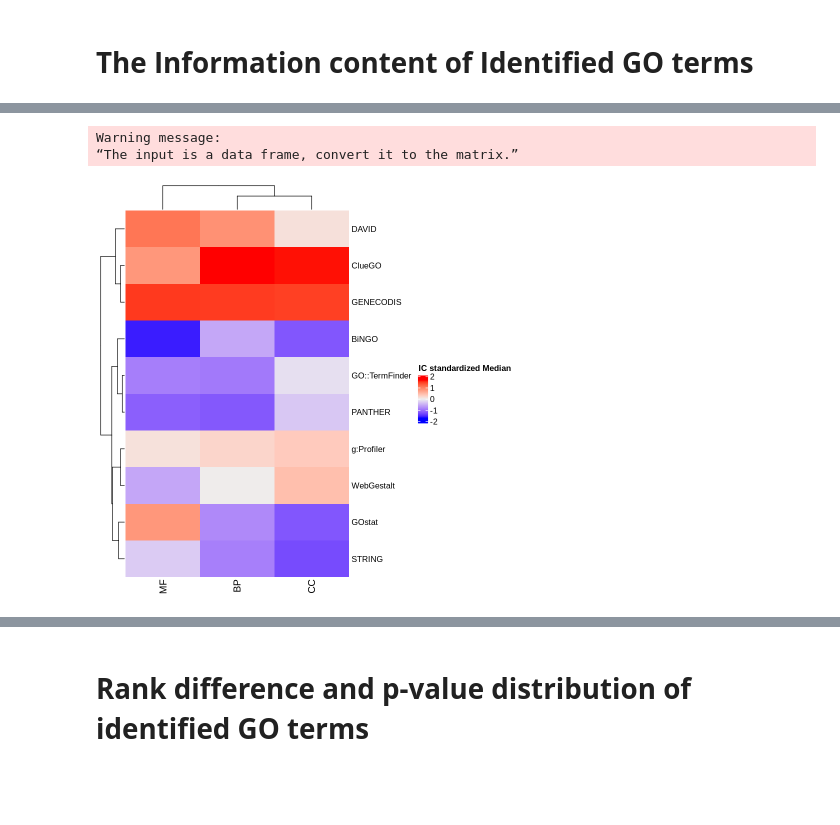
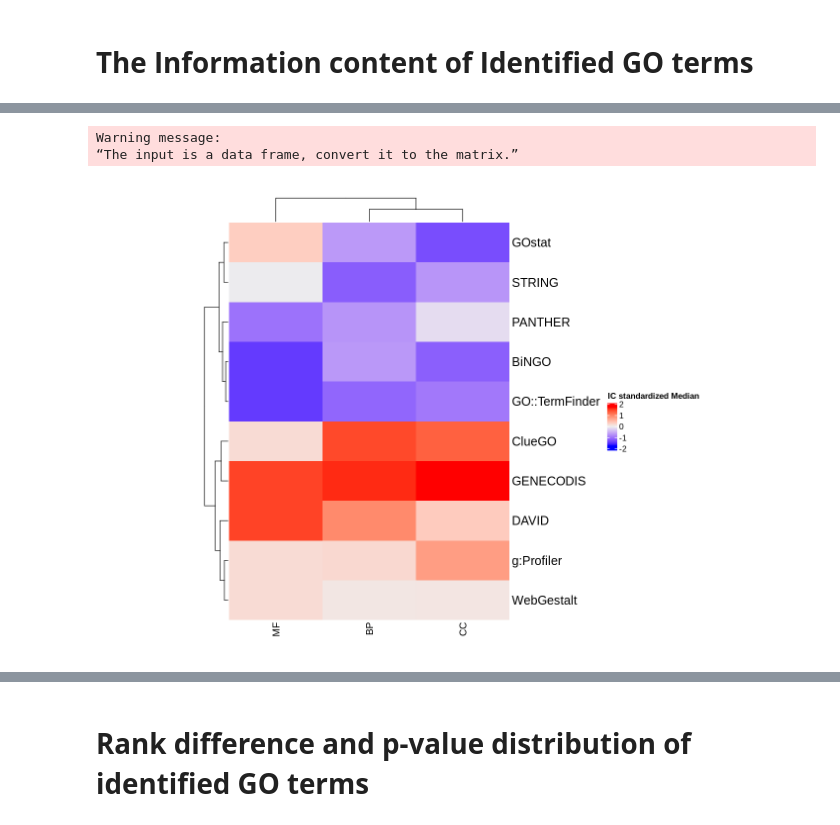
Before and after one commit to kittisaktaoma/GO-tools-comparsion, a Jupyter notebook: GO_tools_Comparison.ipynb, the cells around one changed output, grey strips where cells are left out. Cells and saved outputs as stored; diff of their text form; code cells hidden in the pictures; blank space fills up the shorter version.

```diff
--- a/GO_tools_Comparison.ipynb
+++ b/GO_tools_Comparison.ipynb
@@ -113,8 +130,8 @@ ggplot(df1.m, aes(x=Database, y=variable)) +
 # %% [markdown]
 # **The proportion of identified GO term in three categories**
 # %%
-df <- fread("https://raw.githubusercontent.com/kittisaktaoma/GO-tools-comparsion/master/res/Enrichment_01.txt")
-head(df)
+df_01 <- fread("https://raw.githubusercontent.com/kittisaktaoma/GO-tools-comparsion/master/res/Enrichment_01.txt") %>% filter(.,Enrichment == "All (Up vs. Down)")
+head(df_01)
 # %% [output]
 A data.table: 6 × 8
 | GOID | Description | FDR | Database | Type | Genes | Enrichment | Group |
@@ -125,6 +142,3 @@ A data.table: 6 × 8
 | GO:0090090 | negative regulation of canonical ... | 0.885 | DAVID | BP | CAV1 | All (Up vs. Down) | EGCG |
 | GO:0090090 | negative regulation of canonical ... | 0.885 | DAVID | BP | PSMC4 | All (Up vs. Down) | EGCG |
 | GO:0090090 | negative regulation of canonical ... | 0.885 | DAVID | BP | PSMA5 | All (Up vs. Down) | EGCG |
-# %%
-df_01 <- df %>% filter(.,Enrichment == "All (Up vs. Down)")
-head(df_01)
@@ -976,30 +1117,31 @@ merge_Caffeine <- merge_02 %>% filter(.,Condition == "Significant") %>%
 # %%
-#EGCG
-y <- reshape(merge_EGCG[,-3],idvar = c("Database"),timevar = "Type",direction = "wide")
+#Caffeine
+y <- reshape(merge_Caffeine[,-3],idvar = c("Database"),timevar = "Type",direction = "wide")
 names(y) <- c("database",
               "Biological Process",
               "Cellular Component",
               "Molecular Function")
 z <- y[,-1]
 rownames(z) <- y[,1]
 z$BP <- scale(z$`Biological Process`)
 z$MF <- scale(z$`Molecular Function`)
 z$CC <- scale(z$`Cellular Component`)
 
 heat <- z[,-c(1:3)]
 
 row_dend = hclust(dist(heat),method = "complete") # row clustering
 col_dend = hclust(dist(t(heat)),method = "complete") # column clustering
 
 row.names(heat) <- factor(row.names(heat), levels=c("PANTHER","g:Profiler","GO::TermFinder",
                                                     "BiNGO","GOstat","STRING","ClueGO",
                                                     "GENECODIS","DAVID","WebGestalt"))
 
 Heatmap(heat, name = "IC standardized Median",
-        row_names_gp = gpar(fontsize = 10),
+        row_names_gp = gpar(fontsize = 15),
         cluster_columns = col_dend,
-        cluster_rows = row_dend)
+        cluster_rows = row_dend,
+        width = unit(12, "cm"), height = unit(17, "cm"))
 # %% [output]
 Warning message:
 “The input is a data frame, convert it to the matrix.”
-[figure, old version]
+[figure, new version]
```
Also changed, not shown: parts of 23 cells of this notebook.
